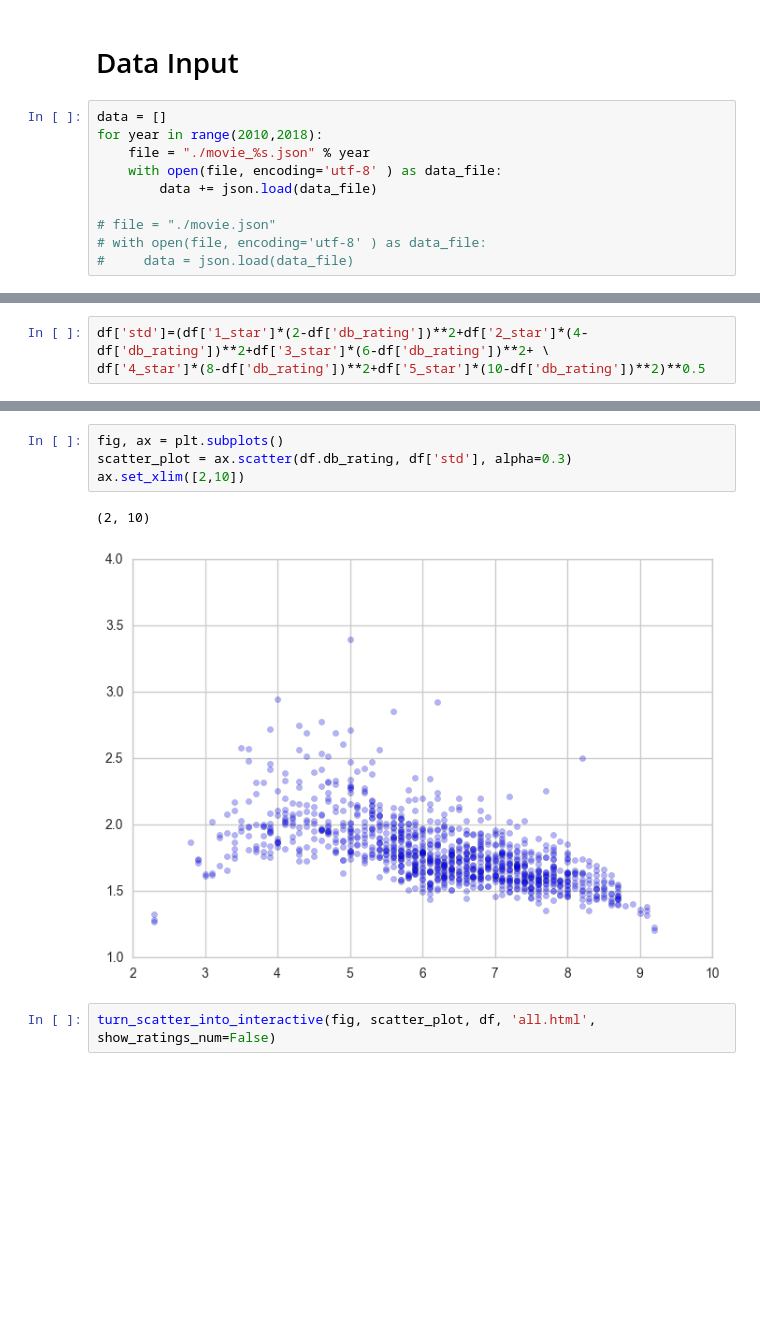
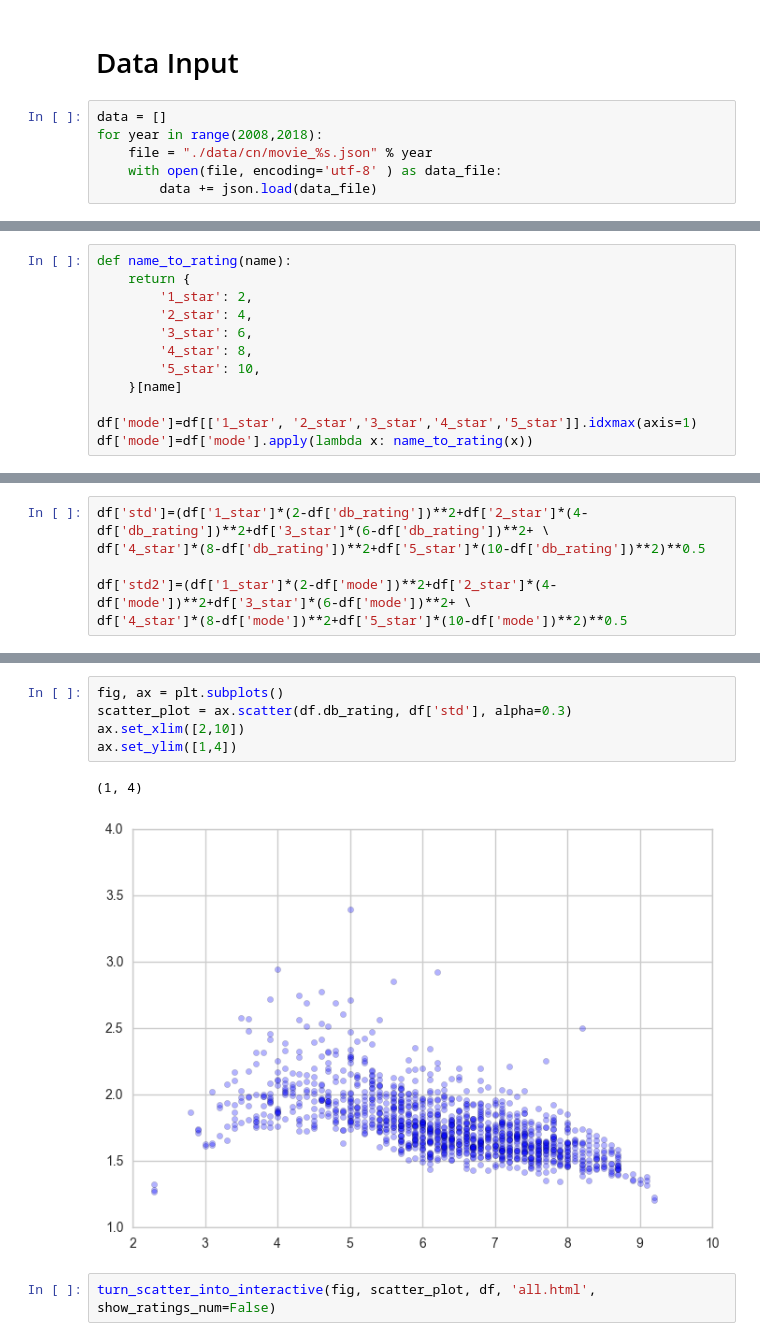
Before and after one commit to cqcn1991/movie-compare, a Jupyter notebook: movie2.ipynb, the cells around one changed output, grey strips where cells are left out. Drawn from its saved outputs; the diff is of its cells as text; blank space fills up the shorter version.

Commit message:
add mode calculation

```diff
--- a/movie2.ipynb
+++ b/movie2.ipynb
@@ -13,14 +13,10 @@ load_libs()
 # Data Input
 # %%
 data = []
-for year in range(2010,2018):
-    file = "./movie_%s.json" % year
+for year in range(2008,2018):
+    file = "./data/cn/movie_%s.json" % year
     with open(file, encoding='utf-8' ) as data_file:
         data += json.load(data_file)
-
-# file = "./movie.json"
-# with open(file, encoding='utf-8' ) as data_file:
-#     data = json.load(data_file)
 # %%
 df = pd.DataFrame(data)
 df.describe()
@@ -50,6 +47,18 @@ df['5_star'] = df['5_star'].apply(lambda x: float(x.strip('%'))/100)
 
 df.rename(columns={'title': 'name', 'rating': 'db_rating', 'ratings_num': 'db_ratings_count',
                    'url': 'douban_url', 'img_url':'image_url', 'imdb_id': 'movie_tt_id'}, inplace=True)
+# %%
+def name_to_rating(name):
+    return {
+        '1_star': 2,
+        '2_star': 4,
+        '3_star': 6,
+        '4_star': 8,
+        '5_star': 10,
+    }[name]
+
+df['mode']=df[['1_star', '2_star','3_star','4_star','5_star']].idxmax(axis=1)
+df['mode']=df['mode'].apply(lambda x: name_to_rating(x))
 # %%
 bins=linspace(0,10)
 df['db_rating'].hist(bins=bins, alpha=0.5, label = 'douban')
@@ -120,3 +99,6 @@ df['db_rating'].hist(bins=bins, alpha=0.5, label = 'douban')
 # %%
 df['std']=(df['1_star']*(2-df['db_rating'])**2+df['2_star']*(4-df['db_rating'])**2+df['3_star']*(6-df['db_rating'])**2+ \
 df['4_star']*(8-df['db_rating'])**2+df['5_star']*(10-df['db_rating'])**2)**0.5
+
+df['std2']=(df['1_star']*(2-df['mode'])**2+df['2_star']*(4-df['mode'])**2+df['3_star']*(6-df['mode'])**2+ \
+df['4_star']*(8-df['mode'])**2+df['5_star']*(10-df['mode'])**2)**0.5
@@ -143,10 +105,11 @@ df.sort_values(by='std',ascending=False)[:20]
 # %%
 fig, ax = plt.subplots()
 scatter_plot = ax.scatter(df.db_rating, df['std'], alpha=0.3)
 ax.set_xlim([2,10])
+ax.set_ylim([1,4])
 # %% [output]
-(2, 10)
+(1, 4)
-[figure, old version]
+[figure, new version]
 # %%
 turn_scatter_into_interactive(fig, scatter_plot, df, 'all.html', show_ratings_num=False)
 # %% [output]
```
Also changed, not shown: parts of 24 cells of this notebook, 15 other files.
